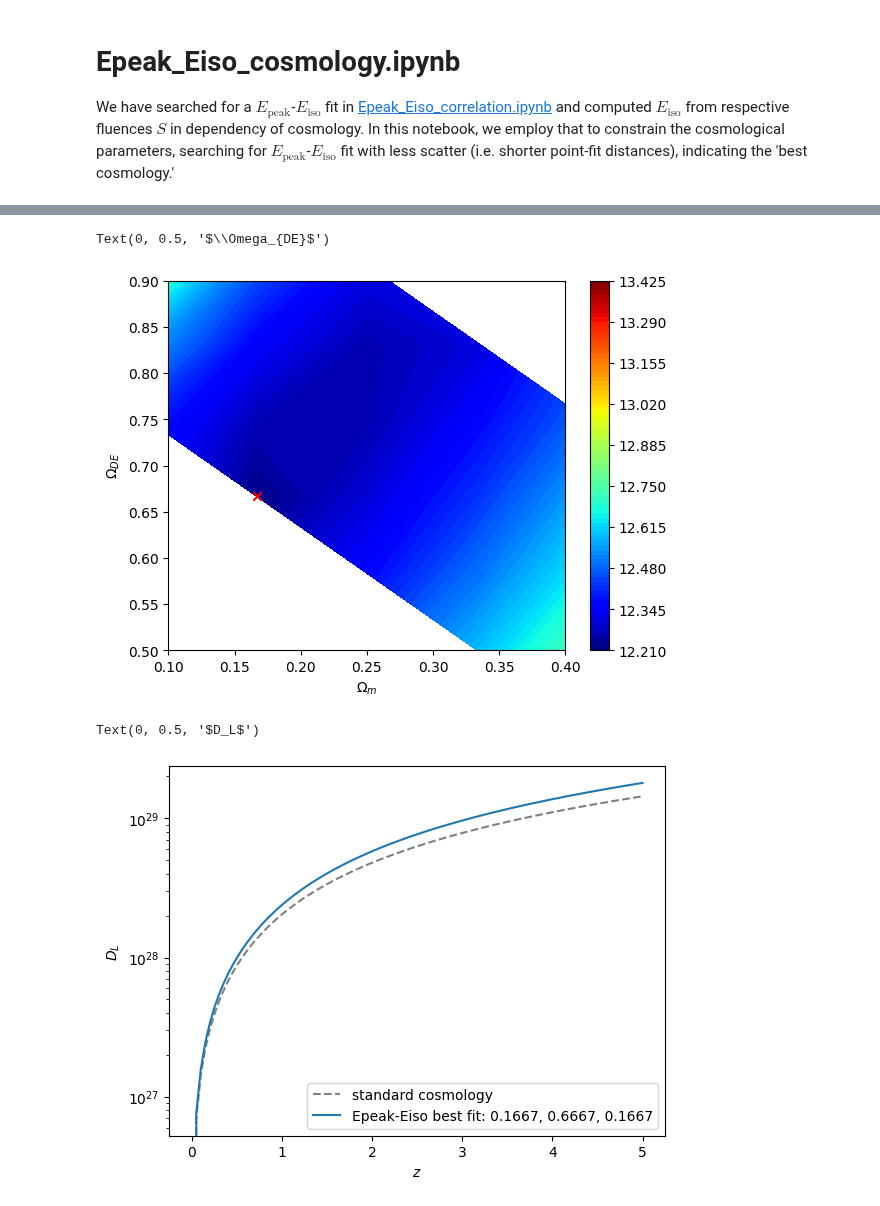
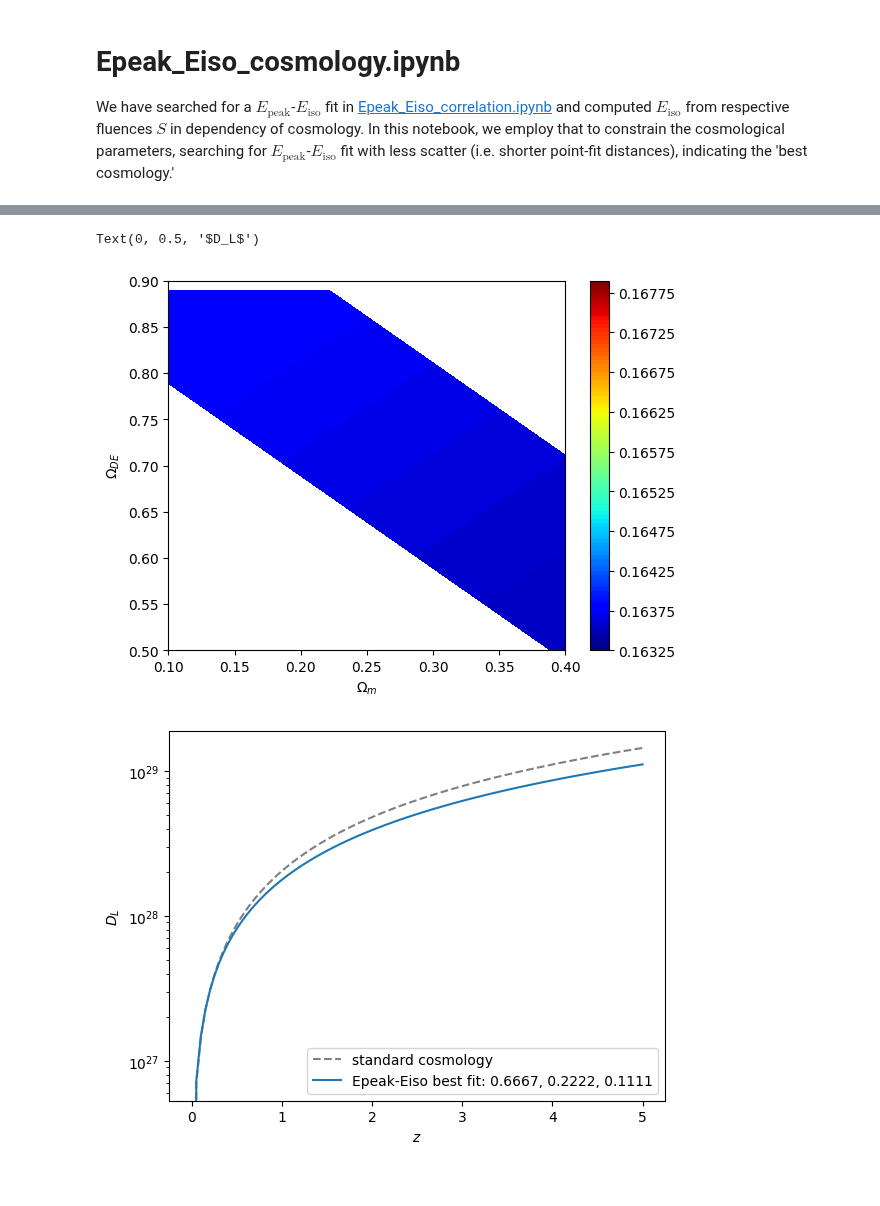
Before and after one commit to joanalnu/OAB-INAF, a Jupyter notebook: Epeak_Eiso_cosmology.ipynb, the cells around one changed output, grey strips where cells are left out. Saved outputs shown, nothing was run; the diff lists cells and outputs as text; code cells hidden in the pictures.

```diff
--- a/Epeak_Eiso_cosmology.ipynb
+++ b/Epeak_Eiso_cosmology.ipynb
@@ -153,7 +154,8 @@ k = np.linspace(-25.,-20.,25) # from the previous scatter plot, we can infer tha
 m = np.linspace(0.0,1.0,25) # the slope must be positive
 
 data = np.zeros([len(Om), len(Ode), len(df['Eiso'])])
-#fig, ax = plt.subplots(len(Om), len(Ode), figsize=(15,15))
+# this 3D array consist of a Om-Ode 2 grid and the depth corresponding to the distance for aech of the 75 points (25x25x75)
+fig, ax = plt.subplots(len(Om), len(Ode), figsize=(15,15))
 for i in range(len(Om)):
     for j in range(len(Ode)):
         try:
@@ -176,13 +178,13 @@ for i in range(len(Om)):
             data[i,j,:] = measure_distances(m_fit, k_fit, isotropic_model, Epeak)
             print(f'{i} {j}\tOm={Om[i]:.3f}, Ode={Ode[j]:.3f}, m_fit={m_fit:.3f}, k_fit={k_fit:.3f}')
 
-            #ax[i, j].scatter(isotropic_model, Epeak, s=1)
-            #ax[i, j].plot(isotropic_model, m_fit * isotropic_model + k_fit, c='r')
+            ax[i, j].scatter(isotropic_model, Epeak, s=1)
+            ax[i, j].plot(isotropic_model, m_fit * isotropic_model + k_fit, c='r')
 
         except Exception as e:
             print(f'Error at Om={Om[i]:.3f}, Ode={Ode[j]:.3f}: {e}')
             data[i,j,:] = np.inf # mark as invalid
 
-np.save('distances.npy', data)
+np.save(f'4x{len(Om)}distances.npy', data)
 # %% [output]
 0 0     Om=0.000, Ode=0.000, m_fit=0.458, k_fit=-21.667
@@ -294,0 +226,21 @@ Sum of distances: 12.2
+# %%
+# load correct data
+d = np.load(f'4x{len(Om)}distances.npy')
+means = np.zeros([len(Om), len(Ode)])
+
+def gaussian(x, mu, sigma):
+    return (1/sigma*np.sqrt(2*np.pi)) * np.exp(-(x-mu)**2/(2*sigma**2)) # gaussian function
+
+# plot an histogram for each one
+fig, ax = plt.subplots(len(Om), len(Ode), figsize=(15,15))
+for i in range(len(Om)):
+    for j in range(len(Ode)):
+        if (np.inf in d[i,j,:] and np.nan in d[i,j,:]) or (np.inf in d[i,j,:] or np.nan in d[i,j,:]):
+            ax[i,j].annotate('inf',(.5,.5))
+            continue
+        ax[i,j].hist(d[i,j,:])
+        (mu, sigma) = norm.fit(d[i,j,:]) # gaussian of best fit using scipy
+        x_data = np.linspace(np.min(d[i,j,:]), np.max(d[i,j,:]),100)
+        ax[i,j].plot(x_data, gaussian(x_data, mu, sigma), c='r')
+        ax[i,j].vlines(mu, 0, 20, colors='red', linestyles='--')
+        means[i,j] = mu
@@ -295,25 +303,23 @@ Sum of distances: 12.2
 # %%
 plt.figure()
-plt.contourf(Om, Ode, masked_sumdata.T, cmap='jet', levels=100)
+plt.contourf(Om, Ode, masked_means.T, cmap='jet', levels=100)
 plt.colorbar()
 plt.scatter(Om_fit, Ode_fit, c='r', marker='x')
 plt.xlim(0.1,0.4)
 plt.ylim(0.5,0.9)
 plt.xlabel(r'$\Omega_m$')
 plt.ylabel(r'$\Omega_{DE}$')
+
+z_plot = np.linspace(0.,5.,100)
+
+plt.figure()
+plt.plot(z_plot, luminosity_distance(z_plot), label=f'standard cosmology', color='grey', linestyle='--')
+plt.plot(z_plot, luminosity_distance(z_plot, O_m=Om_fit, O_DE=Ode_fit), label=f'Epeak-Eiso best fit: {Om_fit:.4f}, {Ode_fit:.4f}, {(1.0-Om_fit-Ode_fit):.4f}')
+plt.legend()
+plt.yscale('log')
+plt.xlabel(r'$z$')
+plt.ylabel(r'$D_L$')
 # %% [output]
-Text(0, 0.5, '$\\Omega_{DE}$')
+Text(0, 0.5, '$D_L$')
-[figure, old version]
+[figure, new version]
+[figure, added]
-# %%
-z_plot = np.linspace(0.,5.,100)
-
-plt.figure()
-plt.plot(z_plot, luminosity_distance(z_plot), label=f'standard cosmology', color='grey', linestyle='--')
-plt.plot(z_plot, luminosity_distance(z_plot, O_m=Om_fit, O_DE=Ode_fit), label=f'Epeak-Eiso best fit: {Om_fit:.4f}, {Ode_fit:.4f}, {(1.0-Om_fit-Ode_fit):.4f}')
-plt.legend()
-plt.yscale('log')
-plt.xlabel(r'$z$')
-plt.ylabel(r'$D_L$')
-# %% [output]
-Text(0, 0.5, '$D_L$')
-[figure, removed]
```
Also changed, not shown: parts of 9 cells of this notebook.
